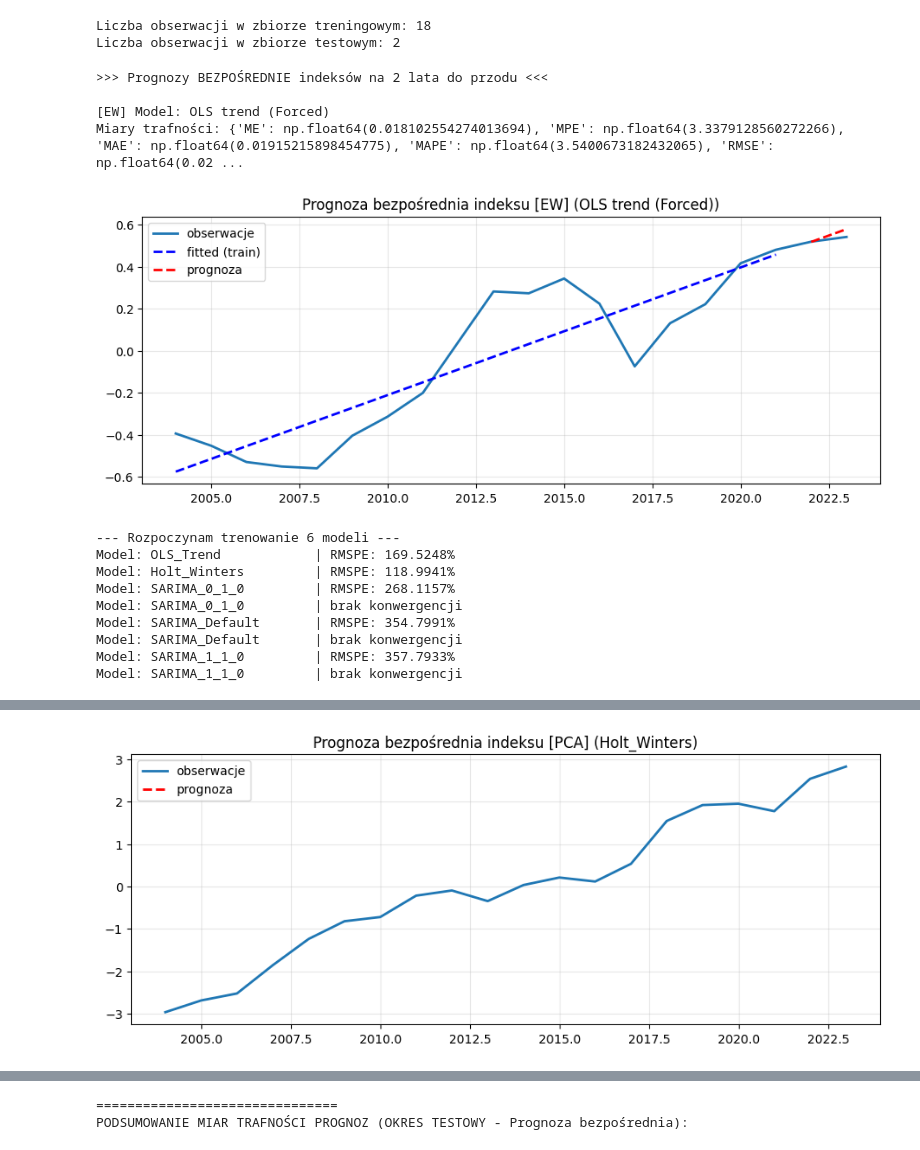
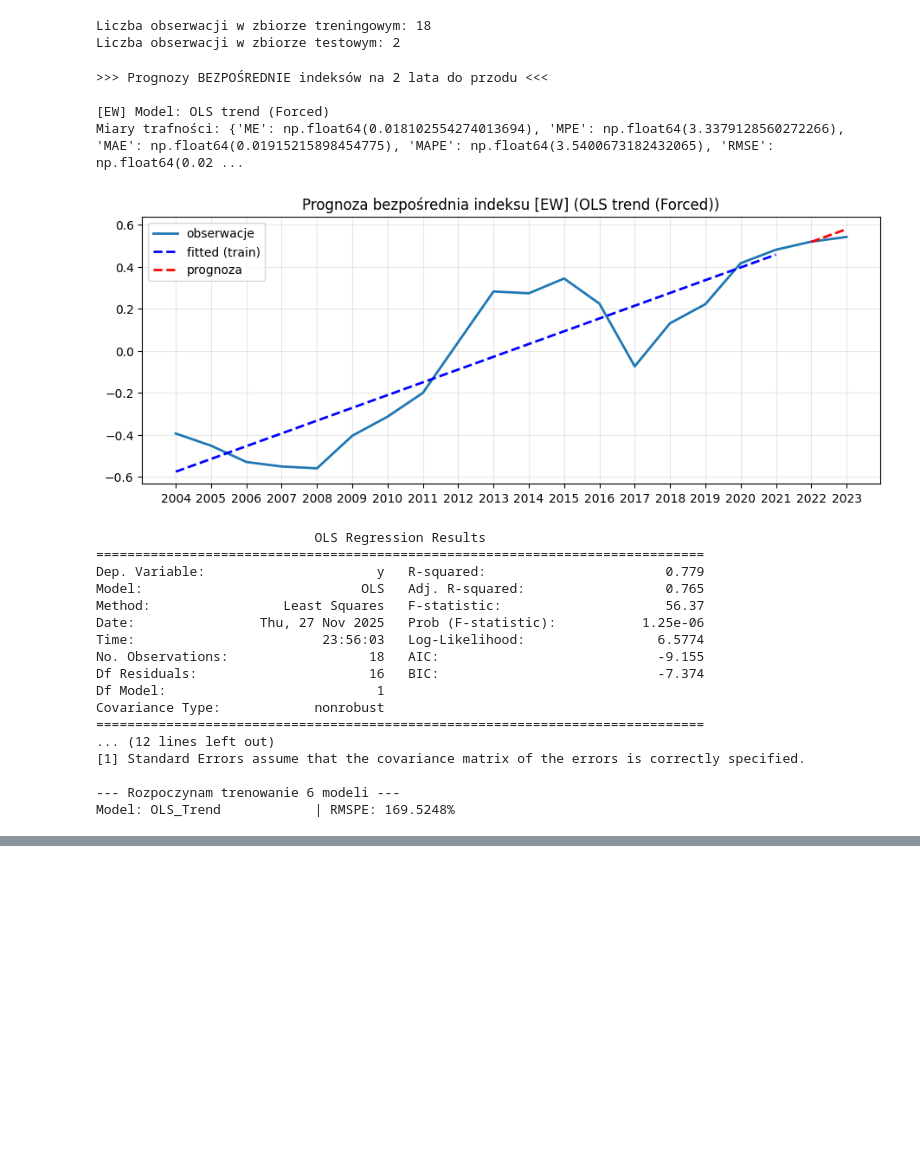
Before and after one commit to NGala540/PrognozowanieSyntetycznegoWska-nikaRozwojuSektoraEnergetycznego, a Jupyter notebook: Konstrukcja_wskaznika.ipynb, the cells around one changed output, grey strips where cells are left out. Saved outputs shown, nothing was run; the diff lists cells and outputs as text; code cells hidden in the pictures; blank space fills up the shorter version.

Commit message:
poprawa wykresów, oraz błędu liczenia prognoz, dodanie dwóch nowych składowych

```diff
--- a/Konstrukcja_wskaznika.ipynb
+++ b/Konstrukcja_wskaznika.ipynb
@@ -216,6 +214,7 @@ def eval_metrics(actual, pred):
 
 def best_time_model(series, horizon, models_config):
     min_rmspe = float('inf')
+    best_model = None
     best_pred = None
     best_model_name = "Fallback (Last Value)" # Domyślna nazwa w razie błędu
 
@@ -223,7 +222,7 @@ def best_time_model(series, horizon, models_config):
 
     # Iteracja po słowniku modeli
     for name, (func, params) in models_config.items():
-        pred, _, metric = func(series, horizon, **params)
+        pred, model, metric = func(series, horizon, **params)
 
         # Sprawdzenie czy model zwrócił wynik (czy nie było wyjątku)
         if pred is not None and metric is not None:
@@ -232,6 +231,7 @@ def best_time_model(series, horizon, models_config):
             # Jeśli błąd jest mniejszy niż dotychczasowy najlepszy -> aktualizujemy
             if metric < min_rmspe:
                 min_rmspe = metric
+                best_model = model
                 best_pred = pred
                 best_model_name = name
             else:
@@ -247,7 +247,7 @@ def best_time_model(series, horizon, models_config):
     else:
         print(f"\n>>> ZWYCIĘZCA: {best_model_name} (RMSPE: {min_rmspe:.4f}%)")
 
-    return best_pred, best_model_name
+    return best_pred, best_model_name, best_model
 # %%
 def OLS(series, horizon):
     s = series.dropna()
@@ -258,18 +258,21 @@ def OLS(series, horizon):
         exog_pred = np.arange(len(s), len(s)+horizon)[:,None]
         ols_pred = model.predict(sm.add_constant(exog_pred))
         rmspe_ols = 100*np.sqrt(np.mean(((model.fittedvalues - s.values)/s.values)**2))
-        return ols_pred, 'OLS trend', rmspe_ols
+        return ols_pred, model, rmspe_ols
     except Exception as e:
         print(f"OLS model error: {e}")
         return None, None, None
 
 def Holt_Winters(series, horizon):
     s = series.dropna()
+    print("s.index: ", series.index)
+    if not s.index.freq:
+        s.index.freq = 'A'
     try:
         hw = ExponentialSmoothing(s, trend='add').fit()
         hw_pred = hw.forecast(horizon)
         rmspe_hw = 100*np.sqrt(np.mean(((hw.fittedvalues - s.values) / s.values) ** 2))
-        return hw_pred, 'Holt-Winters', rmspe_hw
+        return hw_pred, hw, rmspe_hw
     except Exception as e:
         print(f"Holt-Winters model error: {e}")
         return None, None, None
@@ -280,7 +283,7 @@ def SARIMA(series, horizon, AR=1, I=1, MA=1):
         sarima = SARIMAX(s, order=(AR, I, MA)).fit(disp=False)
         sarima_pred = sarima.forecast(horizon)
         rmspe_sarima = 100*np.sqrt(np.mean(((sarima.fittedvalues - s.values) / s.values) ** 2))
-        return sarima_pred, 'SARIMA', rmspe_sarima
+        return sarima_pred, sarima, rmspe_sarima
     except Exception as e:
         print(f"SARIMA model error: {e}")
         return None, None, None
@@ -309,15 +312,15 @@ for met, idx in method_labels.items():
             X_train = np.arange(len(idx_train))
             dummies_train = None
             X_train_mat = np.column_stack([X_train, dummies_train.values]) if dummies_train is not None else X_train[:,None]
-            ols_model = sm.OLS(idx_train.values, sm.add_constant(X_train_mat)).fit()
-            fitted_train = pd.Series(ols_model.fittedvalues, index=idx_train.index)
+            model = sm.OLS(idx_train.values, sm.add_constant(X_train_mat)).fit()
+            fitted_train = pd.Series(model.fittedvalues, index=idx_train.index)
 
 
             exog_pred = np.column_stack([np.arange(len(idx_train), len(idx_train)+steps_ahead),
                                         np.eye(dummies_train.shape[1])[
                                             [i%dummies_train.shape[1] for i in range(len(idx_train), len(idx_train)+steps_ahead)]
                                         ]]) if dummies_train is not None else np.arange(len(idx_train), len(idx_train)+steps_ahead)[:,None]
-            fc_array = ols_model.predict(sm.add_constant(exog_pred))
+            fc_array = model.predict(sm.add_constant(exog_pred))
             fc = pd.Series(fc_array, index=idx_test.index)
             metrics = eval_metrics(idx_test, fc)
             direct_metrics[f'{met} (Direct - OLS)'] = metrics
@@ -332,64 +335,56 @@ for met, idx in method_labels.items():
 
 
     else:
         # wybór najlepszego modelu
-        fc_array, model_name = best_time_model(idx_train, steps_ahead, models_to_test)
+        fc_array, model_name, model = best_time_model(idx_train, steps_ahead, models_to_test)
         fc = pd.Series(fc_array, index=idx_test.index) # Convert to Series and assign index
+        print("fc: ", fc)
         metrics = eval_metrics(idx_test, fc)
         direct_metrics[f'{met} (Direct - {model_name})'] = metrics
         print(f'\n[{met}] Najlepszy model: {model_name}\nMiary trafności:', metrics)
 
-
-        # Get fitted values for training period (if model was not Fallback)
-        fitted_train = None
         try:
-            if re.match(r'^OLS', model_name):
-                 X = np.arange(len(idx_train))
-                 dummies = None
-                 X_mat = np.column_stack([X, dummies.values]) if dummies is not None else X[:,None]
-                 model = sm.OLS(idx_train.values, sm.add_constant(X_mat)).fit()
-                 fitted_train = pd.Series(model.fittedvalues, index=idx_train.index)
-            elif re.match(r'^Holt-Winters', model_name):
-                 hw = ExponentialSmoothing(idx_train, trend='add', seasonal='add', seasonal_periods=4 if freq == 'Q' else 12).fit()
-                 fitted_train = pd.Series(hw.fittedvalues, index=idx_train.index)
-            elif re.match(r'^SARIMA', model_name):
-                 sarima = SARIMAX(idx_train, order=(1,1,1), seasonal_order=(1,1,1, 4 if freq == 'Q' else 12)).fit(disp=False)
-                 fitted_train = pd.Series(sarima.fittedvalues, index=idx_train.index)
-            # Fallback models don't have fitted values in the same way, skip plotting for now
-            elif model_name == "Fallback (Last Value or Mean)":
-                 pass # Do not plot fitted values for fallback
+            fitted_train = pd.Series(model.fittedvalues, index=idx_train.index)
         except Exception as e:
             print(f"Could not get fitted values for {met} ({model_name}): {e}")
             fitted_train = None
-
 
     plt.figure(figsize=(11,4))
     plt.title(f'Prognoza bezpośrednia indeksu [{met}] ({model_name})')
     plt.plot(idx, label='obserwacje', lw=2)
     if fitted_train is not None:
         plt.plot(idx_train.index, fitted_train, 'b--', label='fitted (train)', lw=2)
     plt.plot(idx_test.index, fc, 'r--', label='prognoza', lw=2)
-    plt.legend(); plt.grid(alpha=0.3); plt.show()
-    # plt.xticks(range(data.index.min(), data.index.max() + 1))
+    plt.xticks(range(data.index.min(), data.index.max() + 1))
+    plt.legend()
+    plt.grid(alpha=0.3)
+    plt.show()
+    print(model.summary())
 
-
-# Display direct metrics in a table
 print('\n===============================')
 print('PODSUMOWANIE MIAR TRAFNOŚCI PROGNOZ (OKRES TESTOWY - Prognoza bezpośrednia):')
 direct_metrics_df = pd.DataFrame(direct_metrics).T.map(lambda x: round(x, 4) if isinstance(x, (int, float)) else x)
 display(direct_metrics_df)
 # %% [output]
 >>> Prognozy BEZPOŚREDNIE indeksów na 2 lata do przodu <<<
 
 [EW] Model: OLS trend (Forced)
 Miary trafności: {'ME': np.float64(0.018102554274013694), 'MPE': np.float64(3.3379128560272266), 'MAE': np.float64(0.01915215898454775), 'MAPE': np.float64(3.5400673182432065), 'RMSE': np.float64(0.02 ...
-[figure, old version]
+[figure, new version]
+                            OLS Regression Results
+==============================================================================
+Dep. Variable:                      y   R-squared:                       0.779
+Model:                            OLS   Adj. R-squared:                  0.765
+Method:                 Least Squares   F-statistic:                     56.37
+Date:                Thu, 27 Nov 2025   Prob (F-statistic):           1.25e-06
+Time:                        23:56:03   Log-Likelihood:                 6.5774
+No. Observations:                  18   AIC:                            -9.155
+Df Residuals:                      16   BIC:                            -7.374
+Df Model:                           1
+Covariance Type:            nonrobust
+==============================================================================
+... (12 lines left out)
+[1] Standard Errors assume that the covariance matrix of the errors is correctly specified.
+
 --- Rozpoczynam trenowanie 6 modeli ---
 Model: OLS_Trend            | RMSPE: 169.5248%
-Model: Holt_Winters         | RMSPE: 118.9941%
-Model: SARIMA_0_1_0         | RMSPE: 268.1157%
-Model: SARIMA_0_1_0         | brak konwergencji
-Model: SARIMA_Default       | RMSPE: 354.7991%
-Model: SARIMA_Default       | brak konwergencji
-Model: SARIMA_1_1_0         | RMSPE: 357.7933%
-Model: SARIMA_1_1_0         | brak konwergencji
@@ -403 +391,0 @@ Miary trafności: {'ME': nan, 'MPE': nan, 'MAE': nan, 'MAPE': nan, 'RMSE': np.fl
-[figure, removed]
@@ -421,2 +391,0 @@ Miary trafności: {'ME': nan, 'MPE': nan, 'MAE': nan, 'MAPE': nan, 'RMSE': np.fl
-===============================
-PODSUMOWANIE MIAR TRAFNOŚCI PROGNOZ (OKRES TESTOWY - Prognoza bezpośrednia):
```
Also changed, not shown: parts of 3 cells of this notebook.
